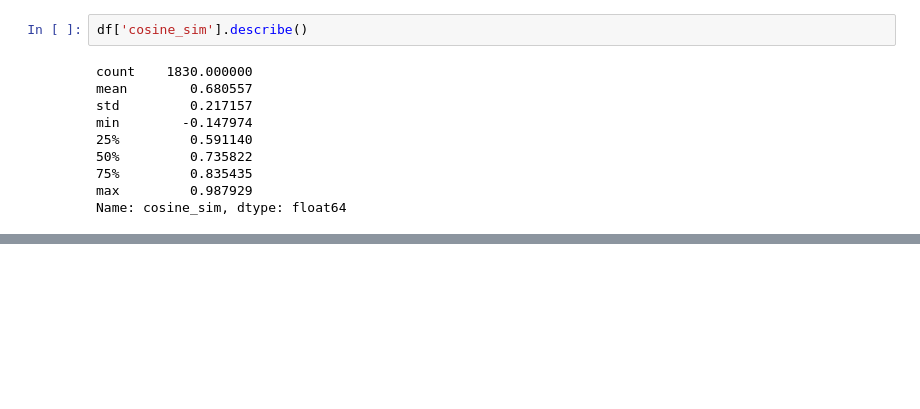
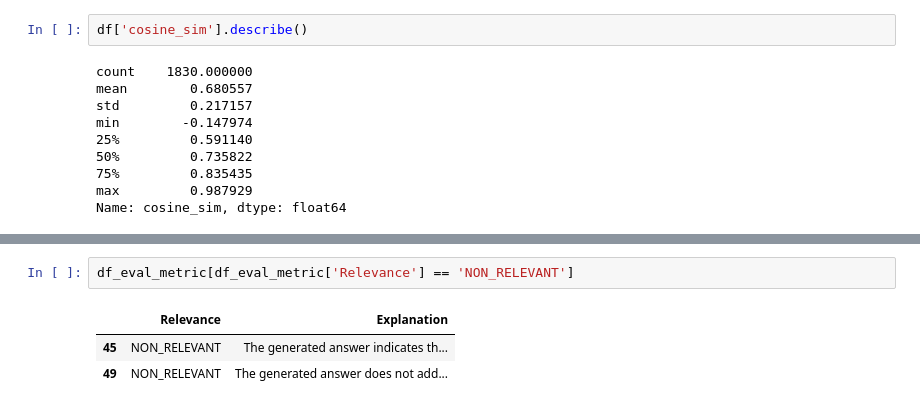
Before and after one commit to prosimplee/LLM_Zoomcamp, a Jupyter notebook: 04-monitoring/Offline RAG Evaluation.ipynb, the cells around one changed output, grey strips where cells are left out. Drawn from its saved outputs; the diff is of its cells as text; blank space fills up the shorter version.

```diff
--- a/04-monitoring/Offline RAG Evaluation.ipynb
+++ b/04-monitoring/Offline RAG Evaluation.ipynb
@@ -347,0 +557,6 @@ Name: cosine_sim, dtype: float64
+# %%
+df_eval_metric[df_eval_metric['Relevance'] == 'NON_RELEVANT']
+# %% [output]
+|  | Relevance | Explanation |
+| 45 | NON_RELEVANT | The generated answer indicates th... |
+| 49 | NON_RELEVANT | The generated answer does not add... |
```
Also changed, not shown: parts of 30 cells of this notebook.
